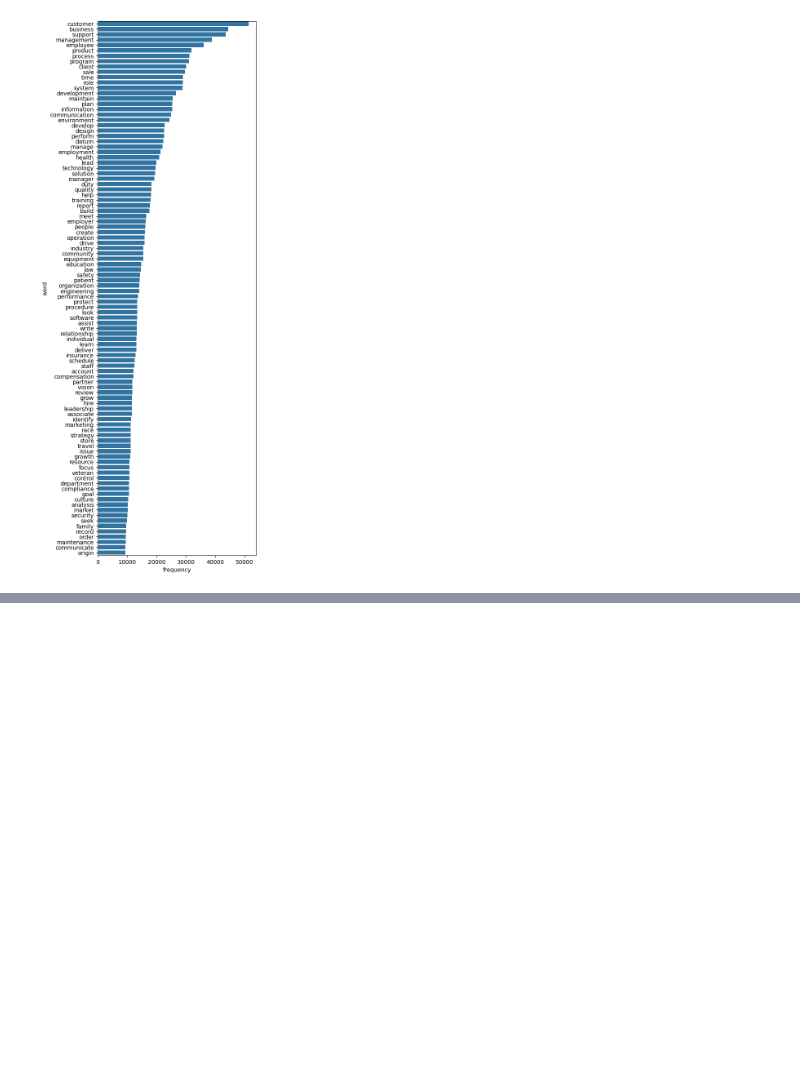
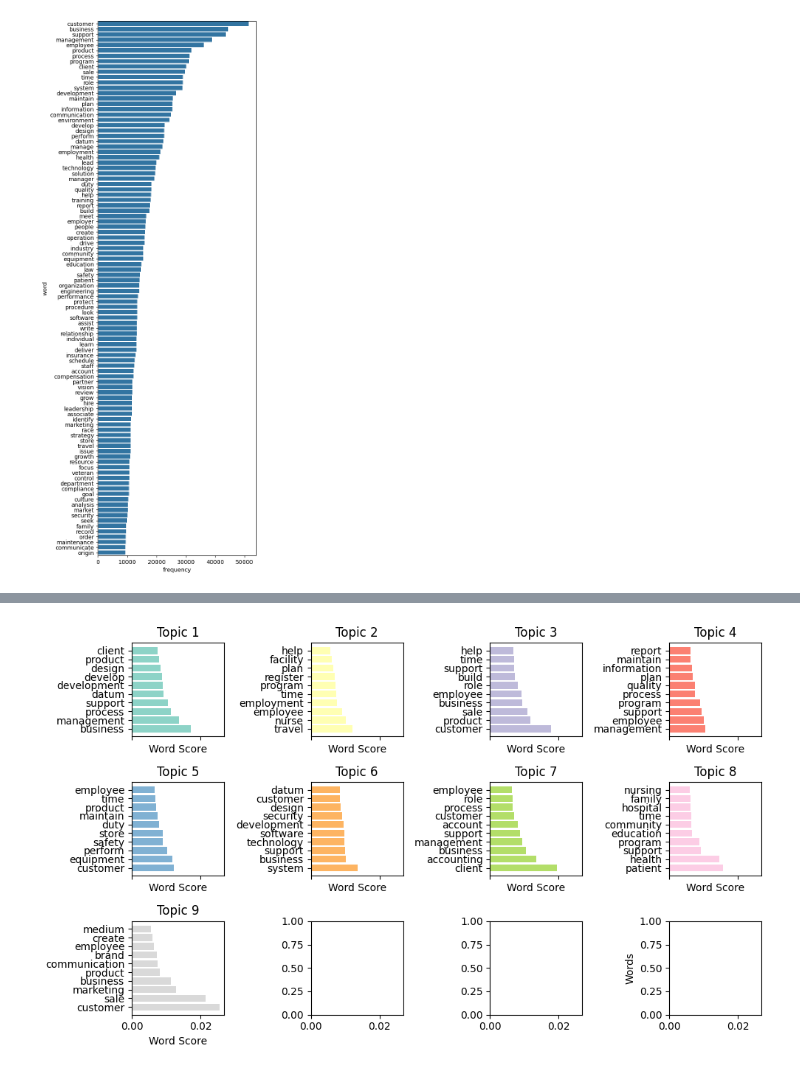
Before and after one commit to Qubi0-0/LinkedInJobSalaryPredict, a Jupyter notebook: job_titles_modeling.ipynb, the cells around one changed output, grey strips where cells are left out. Drawn from its saved outputs; the diff is of its cells as text; code cells hidden in the pictures; blank space fills up the shorter version.

Commit message:
Save model and pipeline

```diff
--- a/job_titles_modeling.ipynb
+++ b/job_titles_modeling.ipynb
@@ -134,3 +164,30 @@ plt.show()
+# %%
+import math
+
+def plot_topic_words(model, num_words):
+    num_columns = 4
+    num_rows = math.ceil(model.num_topics / num_columns)
+
+    fig, axes = plt.subplots(num_rows, num_columns, figsize=(10, 2*num_rows), sharex=True)
+    axes = axes.flatten()
+
+    for i, ax in enumerate(axes):
+        if i < model.num_topics:
+            topic_words = model.show_topic(i, num_words)
+            words = [word for word, _ in topic_words]
+            word_scores = [score for _, score in topic_words]
+
+            ax.barh(words, word_scores, color=plt.cm.Set3(i))
+            ax.set_title(f'Topic {i+1}')
+            ax.set_xlabel('Word Score')
+
+    plt.ylabel('Words')
+    plt.tight_layout()
+    plt.show()
+
+plot_topic_words(best_model, num_words=10)
+# %% [output]
+[figure, added]
 # %%
 import pyLDAvis
 import pyLDAvis.gensim_models
```
Also changed, not shown: parts of 10 cells of this notebook, 6 other files.
